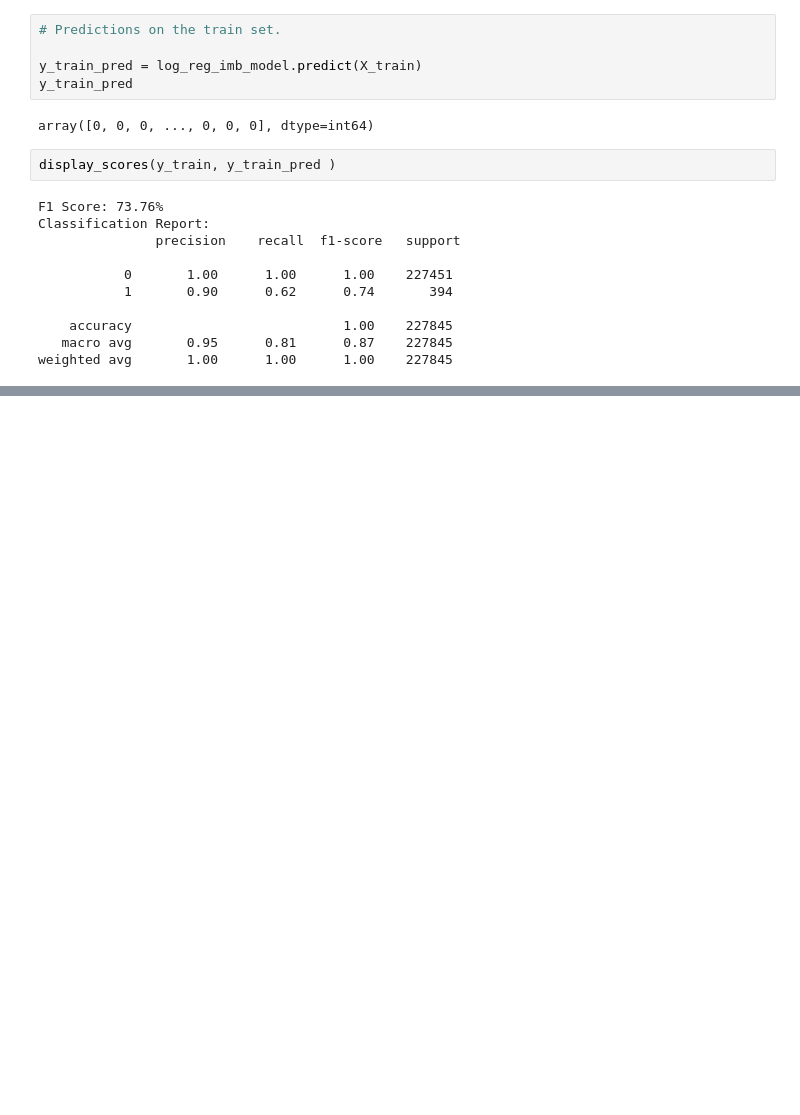
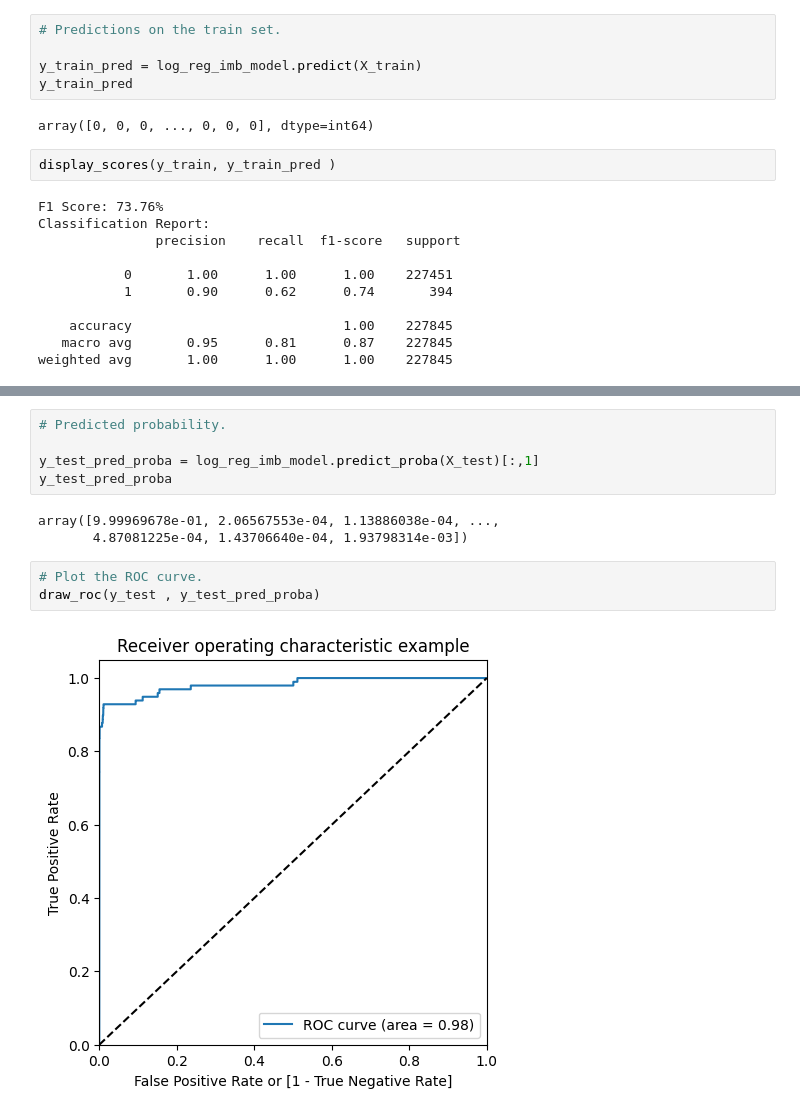
Before and after one commit to dirumisra/CreditCardFraudAnalysis, a Jupyter notebook: CreditCardAnalysis.ipynb, the cells around one changed output, grey strips where cells are left out. Cells and saved outputs as stored; diff of their text form; blank space fills up the shorter version.

```diff
--- a/CreditCardAnalysis.ipynb
+++ b/CreditCardAnalysis.ipynb
@@ -510,0 +559,13 @@ weighted avg       1.00      1.00      1.00    227845
+# %%
+# Predicted probability.
+
+y_test_pred_proba = log_reg_imb_model.predict_proba(X_test)[:,1]
+y_test_pred_proba
+# %% [output]
+array([9.99969678e-01, 2.06567553e-04, 1.13886038e-04, ...,
+       4.87081225e-04, 1.43706640e-04, 1.93798314e-03])
+# %%
+# Plot the ROC curve.
+draw_roc(y_test , y_test_pred_proba)
+# %% [output]
+[figure, added]
```
Also changed, not shown: parts of 9 cells of this notebook.
